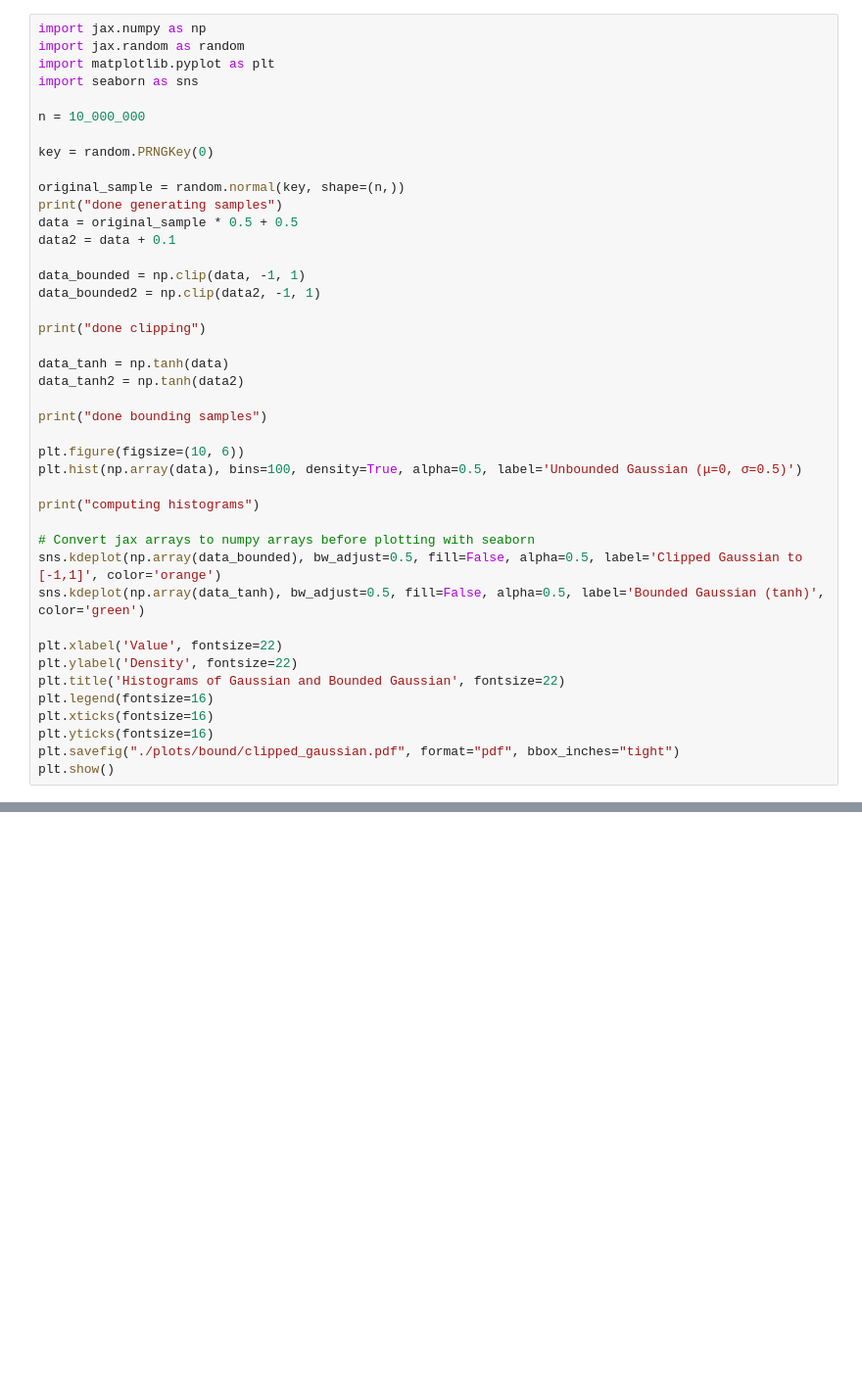
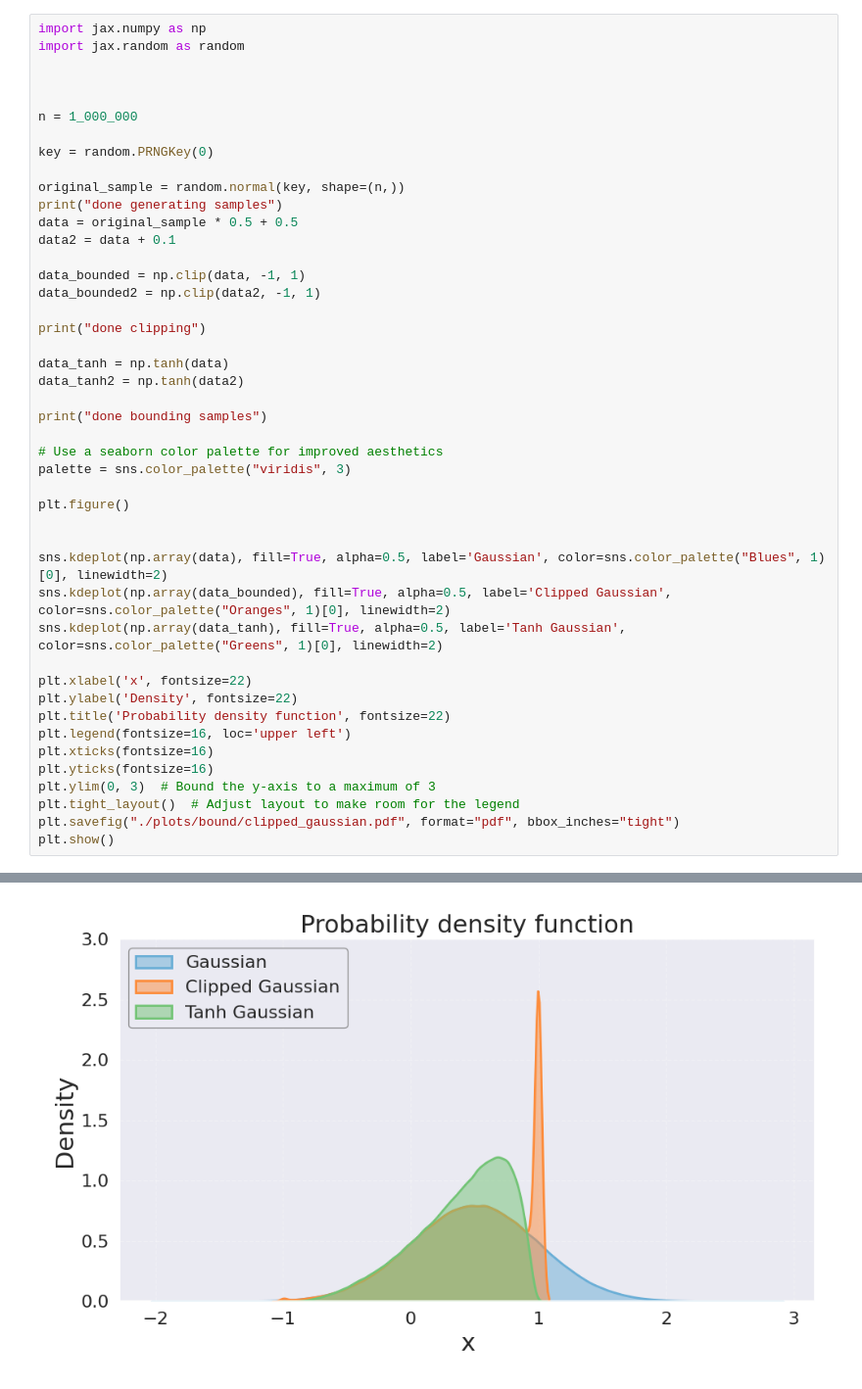
Before and after one commit to kallel-mahdi/supersac, a Jupyter notebook: notebooks/Tanh.ipynb, the cells around one changed output, grey strips where cells are left out. Shown at 98% size. Saved outputs shown, nothing was run; the diff lists cells and outputs as text; blank space fills up the shorter version.

```diff
--- a/notebooks/Tanh.ipynb
+++ b/notebooks/Tanh.ipynb
@@ -1,49 +36,53 @@
 # %%
 import jax.numpy as np
 import jax.random as random
-import matplotlib.pyplot as plt
-import seaborn as sns
 
-n = 10_000_000
+
+
+n = 1_000_000
 
 key = random.PRNGKey(0)
 
 original_sample = random.normal(key, shape=(n,))
 print("done generating samples")
 data = original_sample * 0.5 + 0.5
 data2 = data + 0.1
 
 data_bounded = np.clip(data, -1, 1)
 data_bounded2 = np.clip(data2, -1, 1)
 
 print("done clipping")
 
 data_tanh = np.tanh(data)
 data_tanh2 = np.tanh(data2)
 
 print("done bounding samples")
 
-plt.figure(figsize=(10, 6))
-plt.hist(np.array(data), bins=100, density=True, alpha=0.5, label='Unbounded Gaussian (μ=0, σ=0.5)')
+# Use a seaborn color palette for improved aesthetics
+palette = sns.color_palette("viridis", 3)
 
-print("computing histograms")
+plt.figure()
 
-# Convert jax arrays to numpy arrays before plotting with seaborn
-sns.kdeplot(np.array(data_bounded), bw_adjust=0.5, fill=False, alpha=0.5, label='Clipped Gaussian to [-1,1]', color='orange')
-sns.kdeplot(np.array(data_tanh), bw_adjust=0.5, fill=False, alpha=0.5, label='Bounded Gaussian (tanh)', color='green')
 
-plt.xlabel('Value', fontsize=22)
+sns.kdeplot(np.array(data), fill=True, alpha=0.5, label='Gaussian', color=sns.color_palette("Blues", 1)[0], linewidth=2)
+sns.kdeplot(np.array(data_bounded), fill=True, alpha=0.5, label='Clipped Gaussian', color=sns.color_palette("Oranges", 1)[0], linewidth=2)
+sns.kdeplot(np.array(data_tanh), fill=True, alpha=0.5, label='Tanh Gaussian', color=sns.color_palette("Greens", 1)[0], linewidth=2)
+
+plt.xlabel('x', fontsize=22)
 plt.ylabel('Density', fontsize=22)
-plt.title('Histograms of Gaussian and Bounded Gaussian', fontsize=22)
-plt.legend(fontsize=16)
+plt.title('Probability density function', fontsize=22)
+plt.legend(fontsize=16, loc='upper left')
 plt.xticks(fontsize=16)
 plt.yticks(fontsize=16)
+plt.ylim(0, 3)  # Bound the y-axis to a maximum of 3
+plt.tight_layout()  # Adjust layout to make room for the legend
 plt.savefig("./plots/bound/clipped_gaussian.pdf", format="pdf", bbox_inches="tight")
 plt.show()
 # %% [output]
 done generating samples
 done clipping
 done bounding samples
+[figure, added]
 # %%
 def compute_clipping_ratios(data,data2):
 
```
Also changed, not shown: parts of 5 cells of this notebook, 5 other files.
